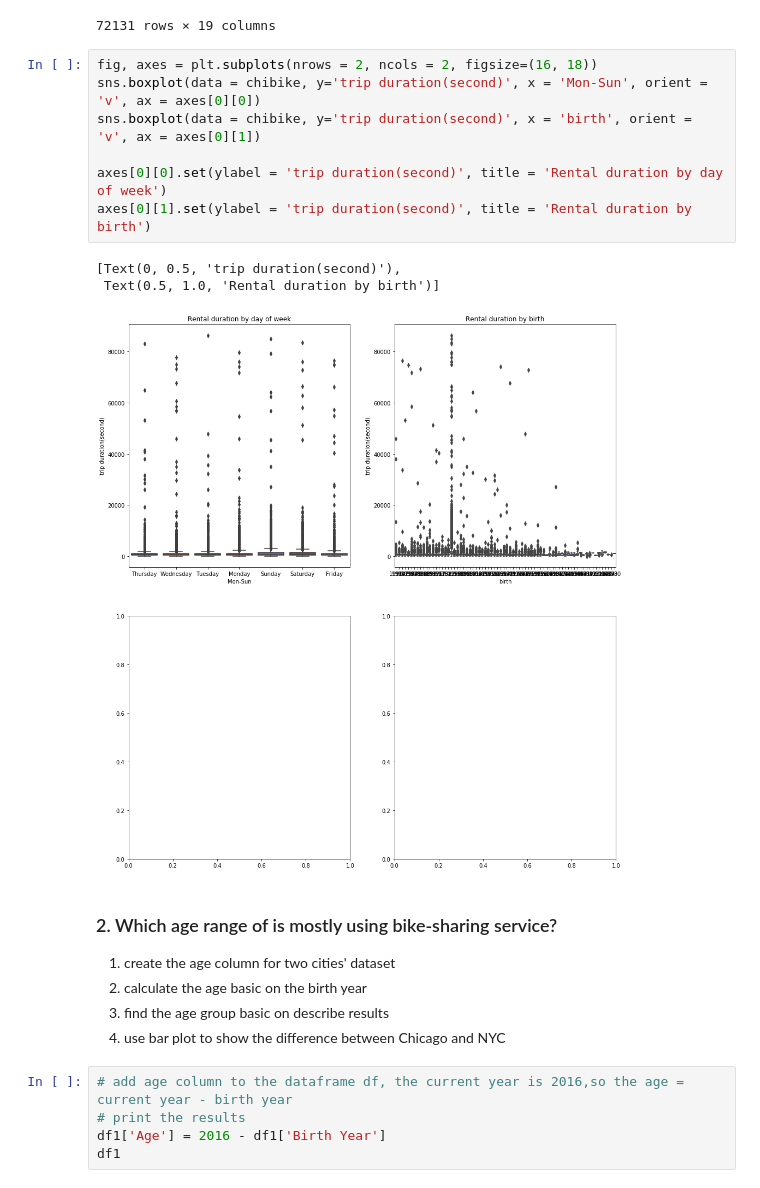
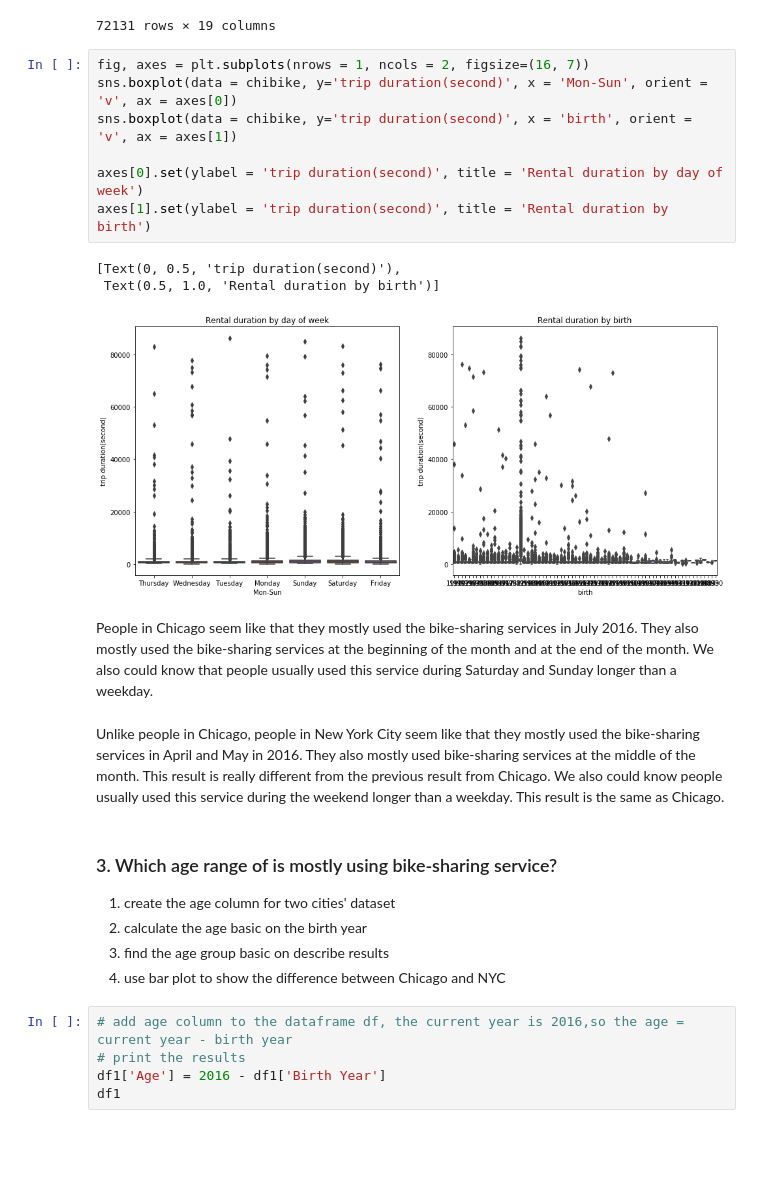
Before and after one commit to sunpark92/DAV-5400, a Jupyter notebook: SHPark_ManYang_Final Project.ipynb, the cells around one changed output. Saved outputs shown, nothing was run; the diff lists cells and outputs as text; blank space fills up the shorter version.

```diff
--- a/SHPark_ManYang_Final Project.ipynb
+++ b/SHPark_ManYang_Final Project.ipynb
@@ -1381,18 +1511,25 @@ chibike
 | 72130 | 2016-10-01 00:09:00 | 2016-10-01 00:19:00 | 490 | 624 | 144 | Larrabee St & Webster Ave | ... |
 72131 rows × 19 columns
 # %%
-fig, axes = plt.subplots(nrows = 2, ncols = 2, figsize=(16, 18))
-sns.boxplot(data = chibike, y='trip duration(second)', x = 'Mon-Sun', orient = 'v', ax = axes[0][0])
-sns.boxplot(data = chibike, y='trip duration(second)', x = 'birth', orient = 'v', ax = axes[0][1])
+fig, axes = plt.subplots(nrows = 1, ncols = 2, figsize=(16, 7))
+sns.boxplot(data = chibike, y='trip duration(second)', x = 'Mon-Sun', orient = 'v', ax = axes[0])
+sns.boxplot(data = chibike, y='trip duration(second)', x = 'birth', orient = 'v', ax = axes[1])
 
-axes[0][0].set(ylabel = 'trip duration(second)', title = 'Rental duration by day of week')
-axes[0][1].set(ylabel = 'trip duration(second)', title = 'Rental duration by birth')
+axes[0].set(ylabel = 'trip duration(second)', title = 'Rental duration by day of week')
+axes[1].set(ylabel = 'trip duration(second)', title = 'Rental duration by birth')
 # %% [output]
 [Text(0, 0.5, 'trip duration(second)'),
  Text(0.5, 1.0, 'Rental duration by birth')]
-[figure, old version]
+[figure, new version]
+# %% [markdown]
+People in Chicago seem like that they mostly used the bike-sharing services in July 2016.
+They also mostly used the bike-sharing services at the beginning of the month and at the end of the month.
+We also could know that people usually used this service during Saturday and Sunday longer than a weekday.
+# %% [markdown]
+Unlike people in Chicago, people in New York City seem like that they mostly used the bike-sharing services in April and May in 2016. They also mostly used bike-sharing services at the middle of the month. This result is really different from the previous result from Chicago.
+We also could know people usually used this service during the weekend longer than a weekday. This result is the same as Chicago.
 # %% [markdown]
-### 2. Which age range of is mostly using bike-sharing service?
+### 3. Which age range of is mostly using bike-sharing service?
 1. create the age column for two cities' dataset
 2. calculate the age basic on the birth year
 3. find the age group basic on describe results
```
Also changed, not shown: parts of 28 cells of this notebook.
